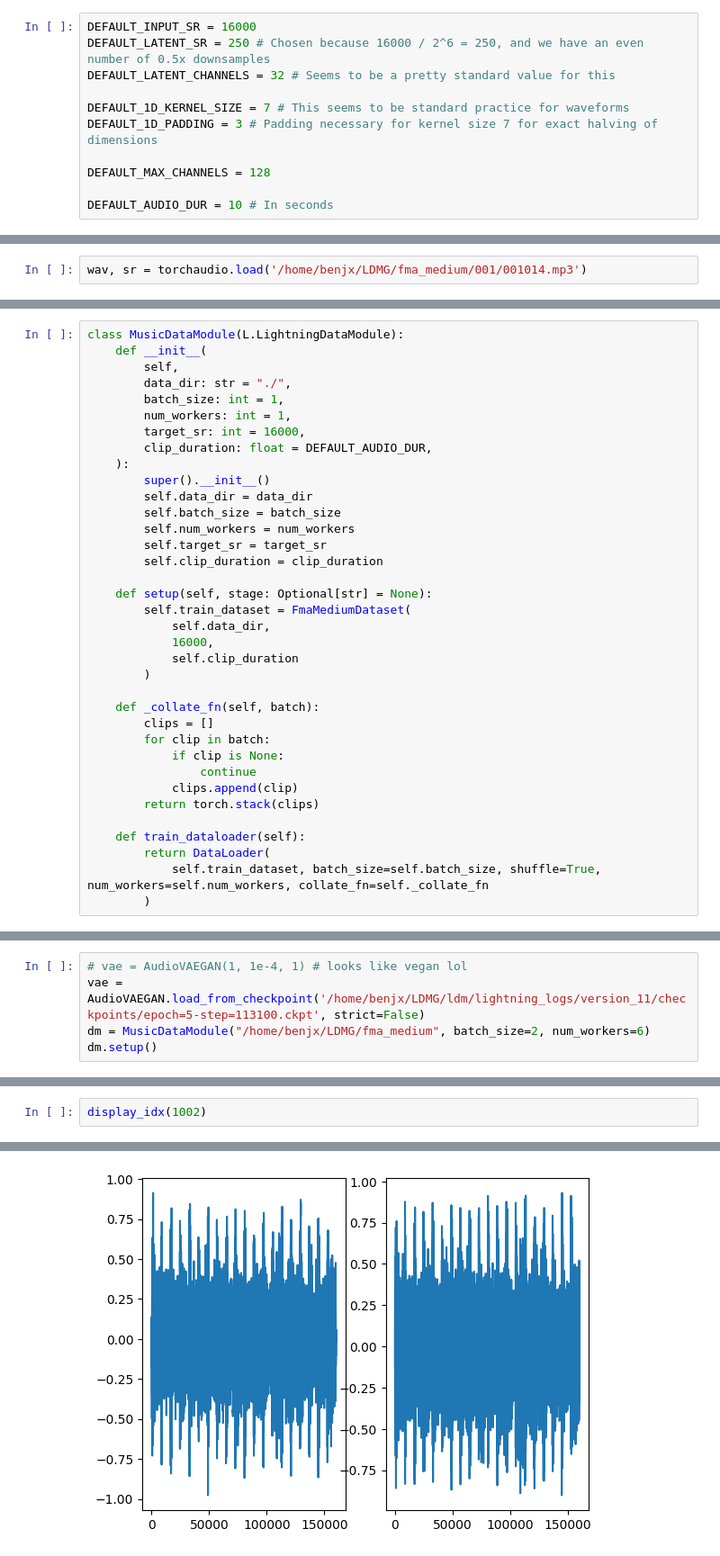
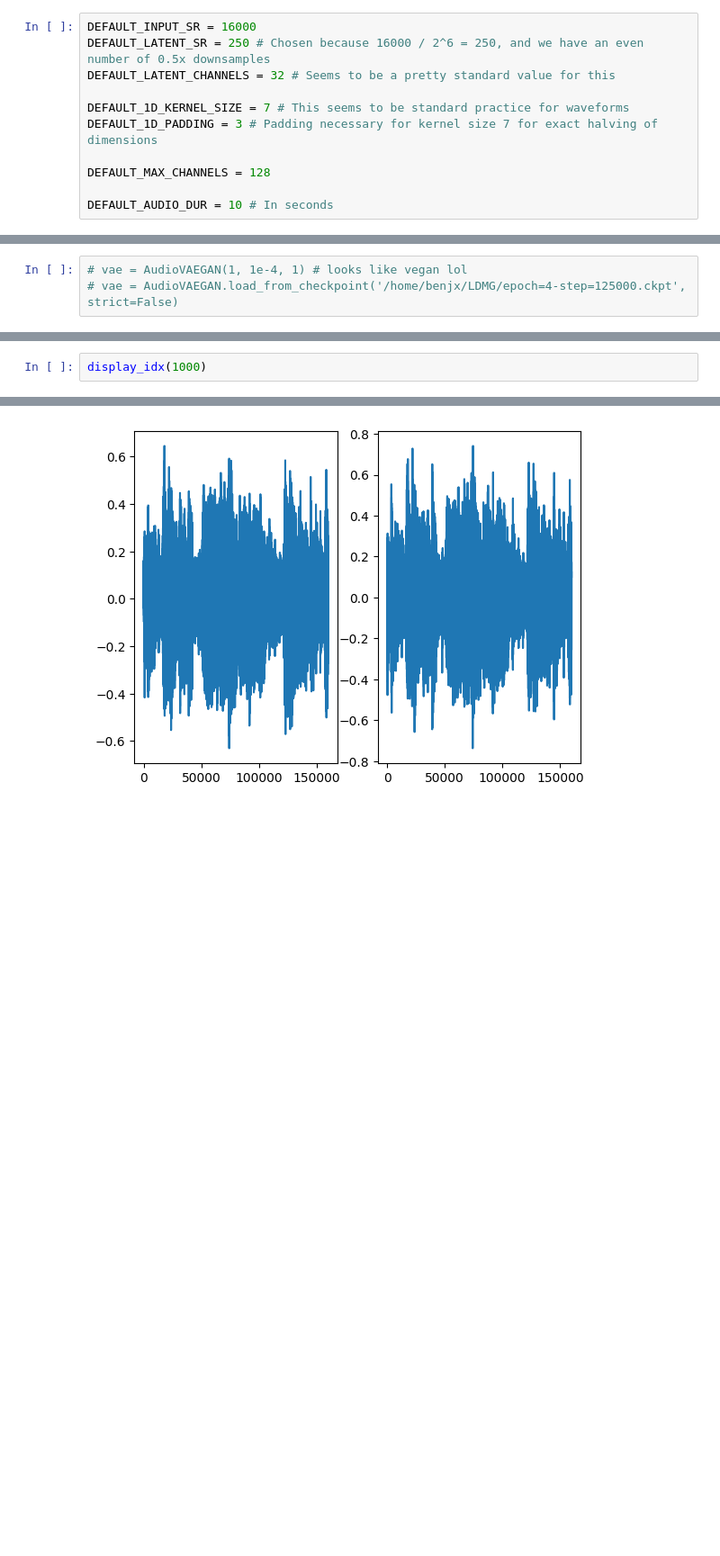
Before and after one commit to benjxia/LDMG, a Jupyter notebook: test.ipynb, the cells around one changed output, grey strips where cells are left out. Shown at 90% size. Saved outputs shown, nothing was run; the diff lists cells and outputs as text; blank space fills up the shorter version.

```diff
--- a/test.ipynb
+++ b/test.ipynb
@@ -299,2 +208,0 @@ class VAE(nn.Module):
-# %%
-wav, sr = torchaudio.load('/home/benjx/LDMG/fma_medium/001/001014.mp3')
@@ -565,36 +572,0 @@ class FmaMediumDataset(Dataset):
-# %%
-class MusicDataModule(L.LightningDataModule):
-    def __init__(
-        self,
-        data_dir: str = "./",
-        batch_size: int = 1,
-        num_workers: int = 1,
-        target_sr: int = 16000,
-        clip_duration: float = DEFAULT_AUDIO_DUR,
-    ):
-        super().__init__()
-        self.data_dir = data_dir
-        self.batch_size = batch_size
-        self.num_workers = num_workers
-        self.target_sr = target_sr
-        self.clip_duration = clip_duration
-
-    def setup(self, stage: Optional[str] = None):
-        self.train_dataset = FmaMediumDataset(
-            self.data_dir,
-            16000,
-            self.clip_duration
-        )
-
-    def _collate_fn(self, batch):
-        clips = []
-        for clip in batch:
-            if clip is None:
-                continue
-            clips.append(clip)
-        return torch.stack(clips)
-
-    def train_dataloader(self):
-        return DataLoader(
-            self.train_dataset, batch_size=self.batch_size, shuffle=True, num_workers=self.num_workers, collate_fn=self._collate_fn
-        )
@@ -603,5 +888,3 @@ class MusicDataModule(L.LightningDataModule):
 # %%
 # vae = AudioVAEGAN(1, 1e-4, 1) # looks like vegan lol
-vae = AudioVAEGAN.load_from_checkpoint('/home/benjx/LDMG/ldm/lightning_logs/version_11/checkpoints/epoch=5-step=113100.ckpt', strict=False)
-dm = MusicDataModule("/home/benjx/LDMG/fma_medium", batch_size=2, num_workers=6)
-dm.setup()
+# vae = AudioVAEGAN.load_from_checkpoint('/home/benjx/LDMG/epoch=4-step=125000.ckpt', strict=False)
@@ -655,3 +973,3 @@ def sample_song(count, dur=DEFAULT_AUDIO_DUR):
 # %%
-display_idx(1002)
+display_idx(1000)
 # %% [output]
@@ -661,2 +979,2 @@ display_idx(1002)
 [interactive output not drawn]
-[figure, old version]
+[figure, new version]
```
Also changed, not shown: parts of 29 cells of this notebook, 8 other files.
